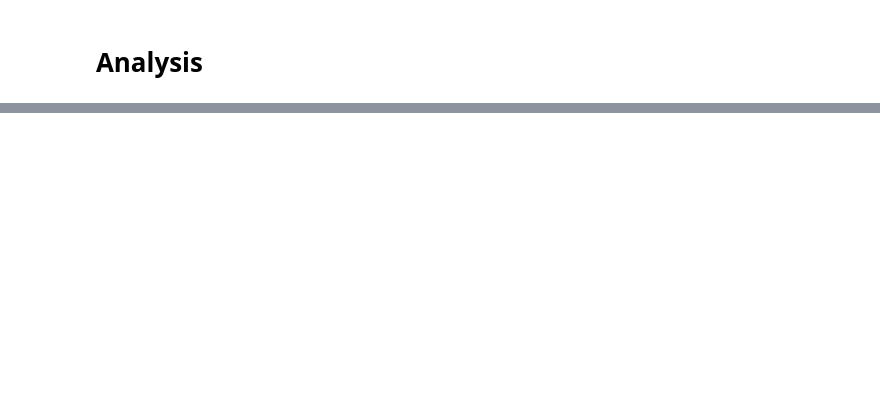
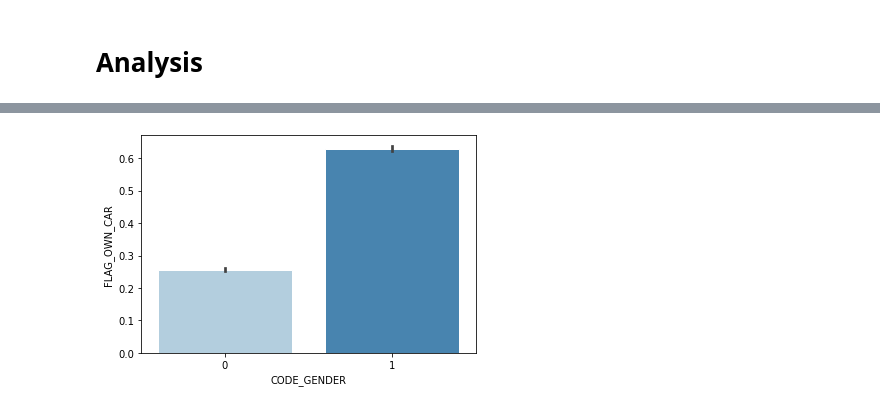
Before and after one commit to jtvkw2/Credit-Card-Approval-Prediction, a Jupyter notebook: Credit Card Approval Prediction.ipynb, the cells around one changed output, grey strips where cells are left out. Cells and saved outputs as stored; diff of their text form; code cells hidden in the pictures; blank space fills up the shorter version.

```diff
--- a/Credit Card Approval Prediction.ipynb
+++ b/Credit Card Approval Prediction.ipynb
@@ -89,5 +190,7 @@ sns.heatmap(app_data[cols].corr(), annot = True, cmap= 'coolwarm', fmt='.2g')
 # %%
-sns.barplot(x = 'CODE_GENDER', y = 'FLAG_OWN_CAR', data = app_data,
+sns.barplot(x = 'CODE_GENDER', y = 'FLAG_OWN_CAR', data = data,
             palette = 'Blues', edgecolor = 'w')
 
 plt.show()
+# %% [output]
+[figure, added]
```
Also changed, not shown: parts of 20 cells of this notebook.
